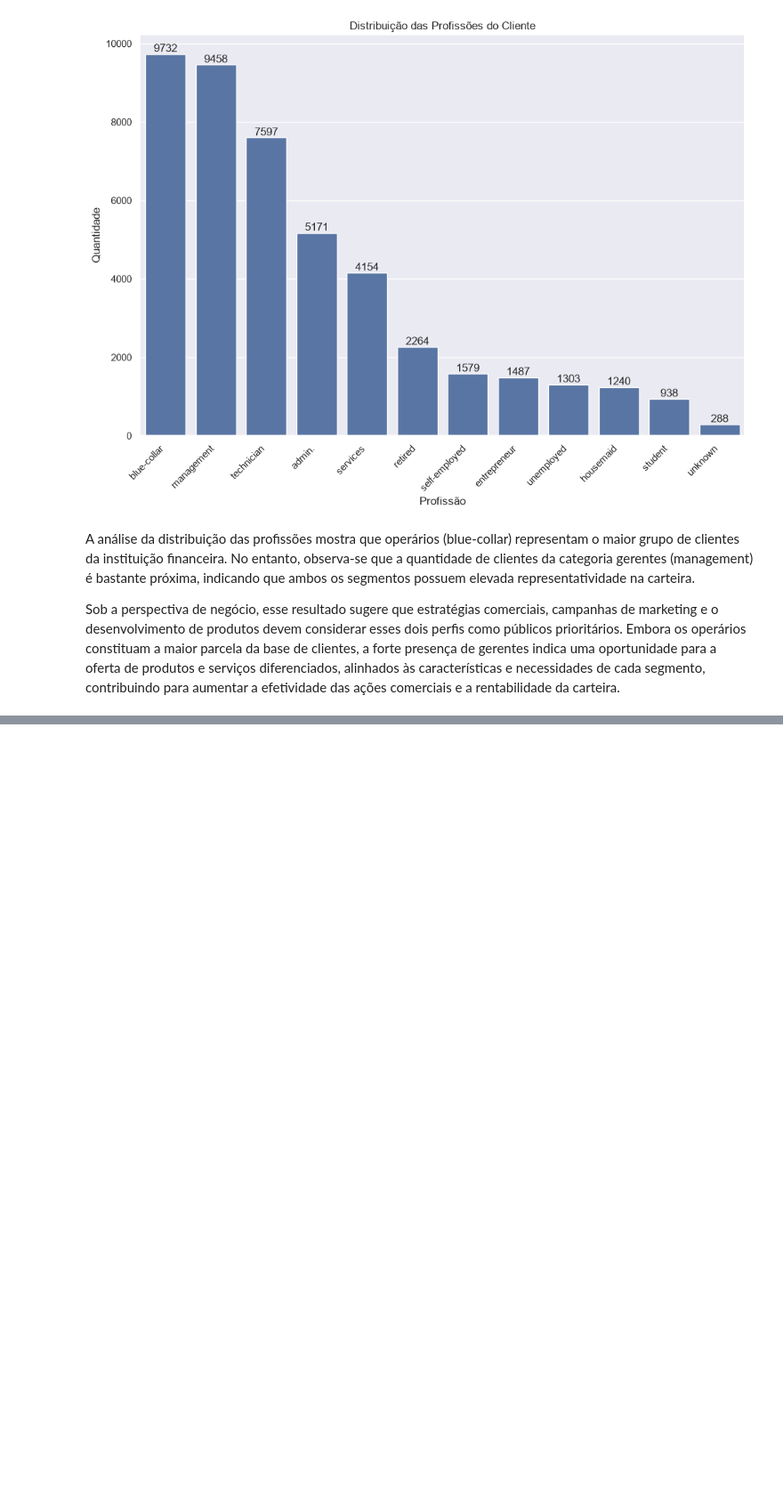
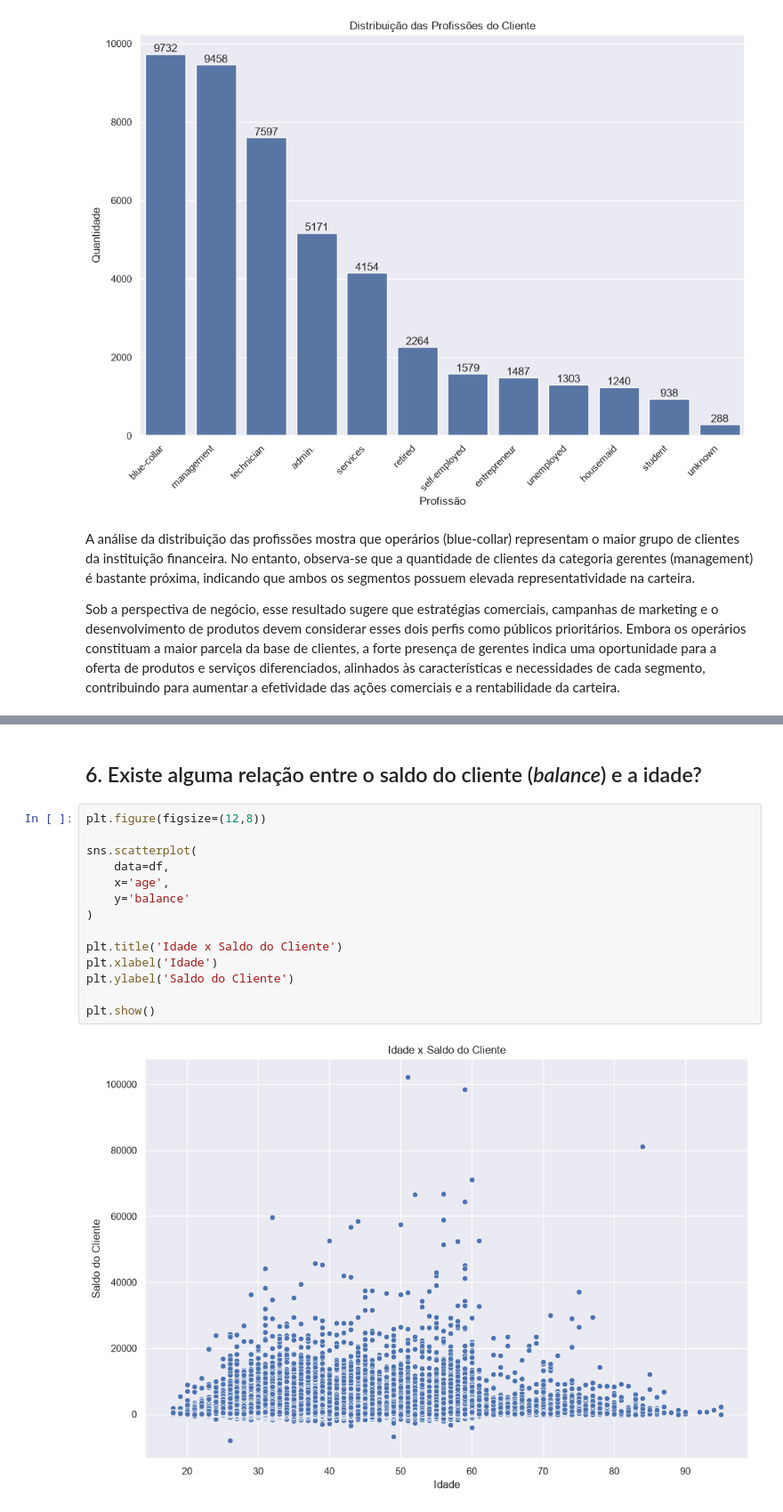
Before and after one commit to hccruz/Bank_Marketing, a Jupyter notebook: notebook/main.ipynb, the cells around one changed output, grey strips where cells are left out. Shown at 89% size. Drawn from its saved outputs; the diff is of its cells as text; blank space fills up the shorter version.

```diff
--- a/notebook/main.ipynb
+++ b/notebook/main.ipynb
@@ -131,0 +177,18 @@ Sob a perspectiva de negócio, esse resultado sugere que estratégias comerciais
+# %% [markdown]
+## 6. Existe alguma relação entre o saldo do cliente (*balance*) e a idade?
+# %%
+plt.figure(figsize=(12,8))
+
+sns.scatterplot(
+    data=df,
+    x='age',
+    y='balance'
+)
+
+plt.title('Idade x Saldo do Cliente')
+plt.xlabel('Idade')
+plt.ylabel('Saldo do Cliente')
+
+plt.show()
+# %% [output]
+[figure, added]
```
Also changed, not shown: parts of 14 cells of this notebook.
